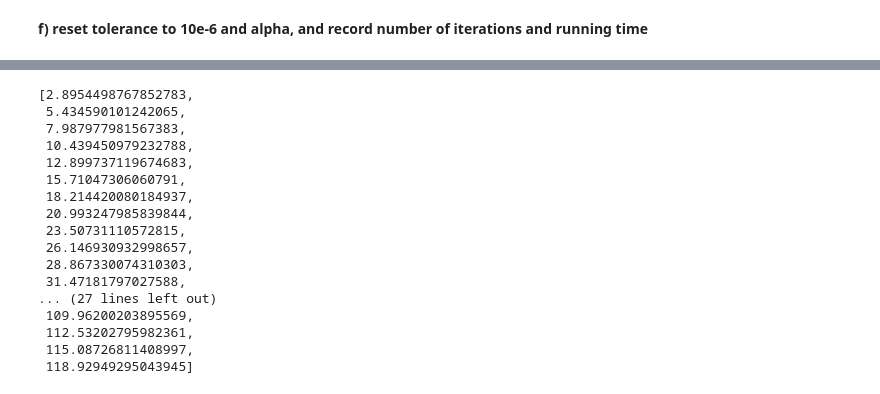
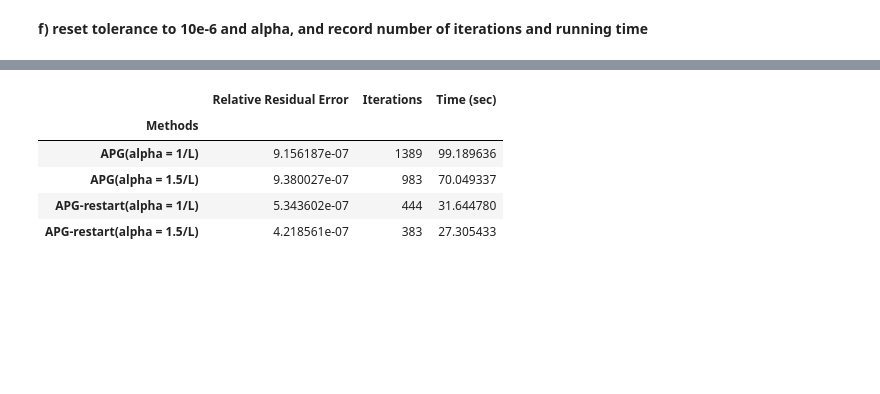
Before and after one commit to yangzyyy/my-nus-project-dsml, a Jupyter notebook: sem2/DSA5103/dsa5103_hw2_youyang_zhang.ipynb, the cells around one changed output, grey strips where cells are left out. Saved outputs shown, nothing was run; the diff lists cells and outputs as text; code cells hidden in the pictures; blank space fills up the shorter version.

```diff
--- a/sem2/DSA5103/dsa5103_hw2_youyang_zhang.ipynb
+++ b/sem2/DSA5103/dsa5103_hw2_youyang_zhang.ipynb
@@ -175,20 +200,23 @@ len(norm_grad_cd)
-# %%
-tk_cd
-# %% [output]
-[2.8954498767852783,
- 5.434590101242065,
- 7.987977981567383,
- 10.439450979232788,
- 12.899737119674683,
- 15.71047306060791,
- 18.214420080184937,
- 20.993247985839844,
- 23.50731110572815,
- 26.146930932998657,
- 28.867330074310303,
- 31.47181797027588,
-... (27 lines left out)
- 109.96200203895569,
- 112.53202795982361,
- 115.08726811408997,
- 118.92949295043945]
+# %%
+tolerence = 10 ** (-6)
+alpha2 = 1.5 / L
+norm_grad_apg3, tk_apg3 = apg_lasso_iter_base(X, y, 2000, tolerence, lamb, alpha)
+norm_grad_apg4, tk_apg4 = apg_lasso_iter_base(X, y, 2000, tolerence, lamb, alpha2)
+norm_grad_apg_restart3, tk_apg_restart3 = apg_restart_lasso_iter_base(X, y, 2000, tolerence, lamb, alpha)
+norm_grad_apg_restart4, tk_apg_restart4 = apg_restart_lasso_iter_base(X, y, 2000, tolerence, lamb, alpha2)
+# %%
+df_alpha_test = pd.DataFrame({'Relative Residual Error': [norm_grad_apg3[-1], norm_grad_apg4[-1],
+                                                        norm_grad_apg_restart3[-1], norm_grad_apg_restart4[-1]],
+                            'Iterations': [len(norm_grad_apg3), len(norm_grad_apg4),
+                                           len(norm_grad_apg_restart3), len(norm_grad_apg_restart4)],
+                            'Time (sec)': [tk_apg3[-1], tk_apg4[-1], tk_apg_restart3[-1], tk_apg_restart4[-1]],
+                            'Methods': ['APG(alpha = 1/L)', 'APG(alpha = 1.5/L)',
+                                        'APG-restart(alpha = 1/L)', 'APG-restart(alpha = 1.5/L)']})
+df_alpha_test.set_index('Methods')
+# %% [output]
+|  | Relative Residual Error | Iterations | Time (sec) |
+| Methods |  |  |  |
+| APG(alpha = 1/L) | 9.156187e-07 | 1389 | 99.189636 |
+| APG(alpha = 1.5/L) | 9.380027e-07 | 983 | 70.049337 |
+| APG-restart(alpha = 1/L) | 5.343602e-07 | 444 | 31.644780 |
+| APG-restart(alpha = 1.5/L) | 4.218561e-07 | 383 | 27.305433 |
```
Also changed, not shown: parts of 9 cells of this notebook, 4 other files.
